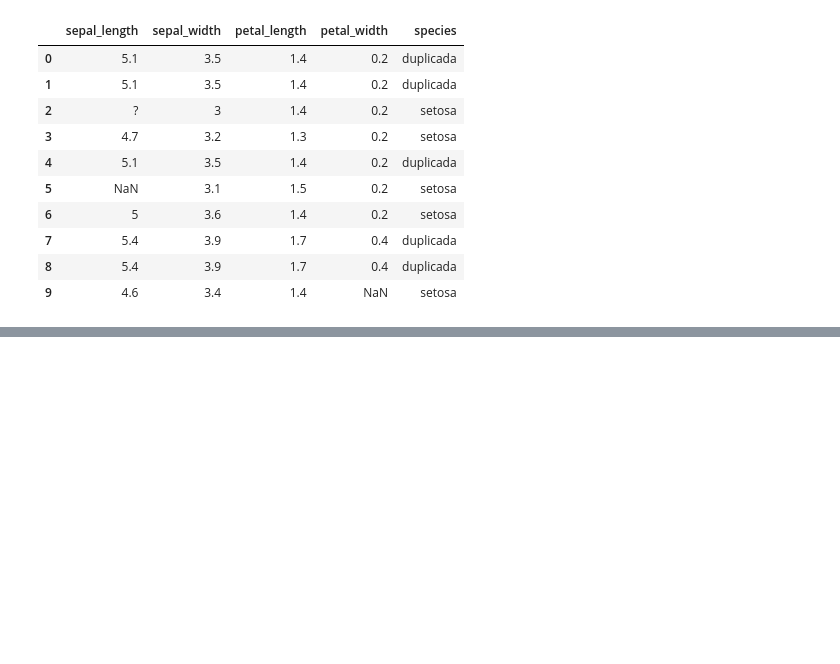
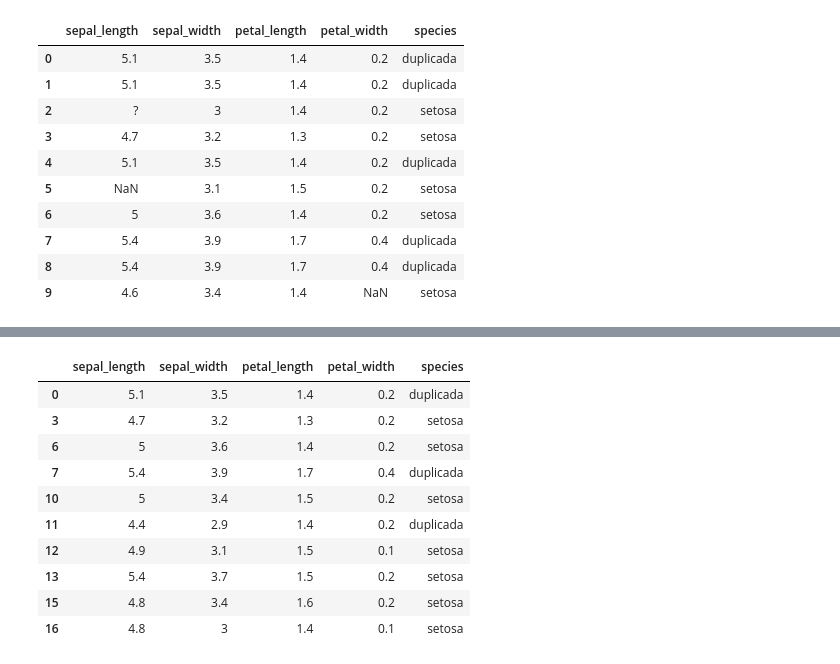
Before and after one commit to TarcisMoreda/Minera--o, a Jupyter notebook: IrisDataset/iris.ipynb, the cells around one changed output, grey strips where cells are left out. Drawn from its saved outputs; the diff is of its cells as text; code cells hidden in the pictures; blank space fills up the shorter version.

```diff
--- a/IrisDataset/iris.ipynb
+++ b/IrisDataset/iris.ipynb
@@ -23,0 +64,16 @@ Colunas: 5
+# %%
+# Remove duplicatas
+data = data.drop_duplicates()
+data.head(10)
+# %% [output]
+|  | sepal_length | sepal_width | petal_length | petal_width | species |
+| 0 | 5.1 | 3.5 | 1.4 | 0.2 | duplicada |
+| 3 | 4.7 | 3.2 | 1.3 | 0.2 | setosa |
+| 6 | 5 | 3.6 | 1.4 | 0.2 | setosa |
+| 7 | 5.4 | 3.9 | 1.7 | 0.4 | duplicada |
+| 10 | 5 | 3.4 | 1.5 | 0.2 | setosa |
+| 11 | 4.4 | 2.9 | 1.4 | 0.2 | duplicada |
+| 12 | 4.9 | 3.1 | 1.5 | 0.1 | setosa |
+| 13 | 5.4 | 3.7 | 1.5 | 0.2 | setosa |
+| 15 | 4.8 | 3.4 | 1.6 | 0.2 | setosa |
+| 16 | 4.8 | 3 | 1.4 | 0.1 | setosa |
```
Also changed, not shown: parts of 18 cells of this notebook.
